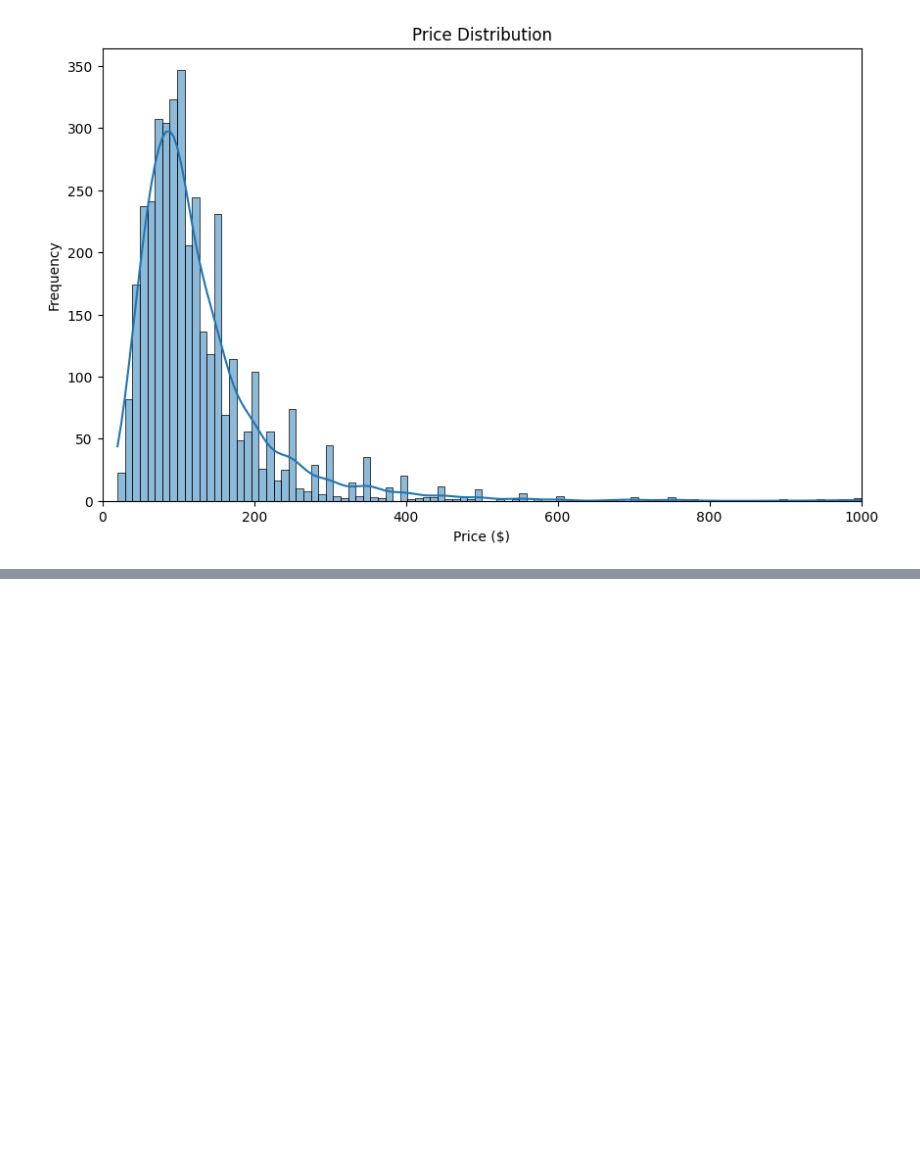
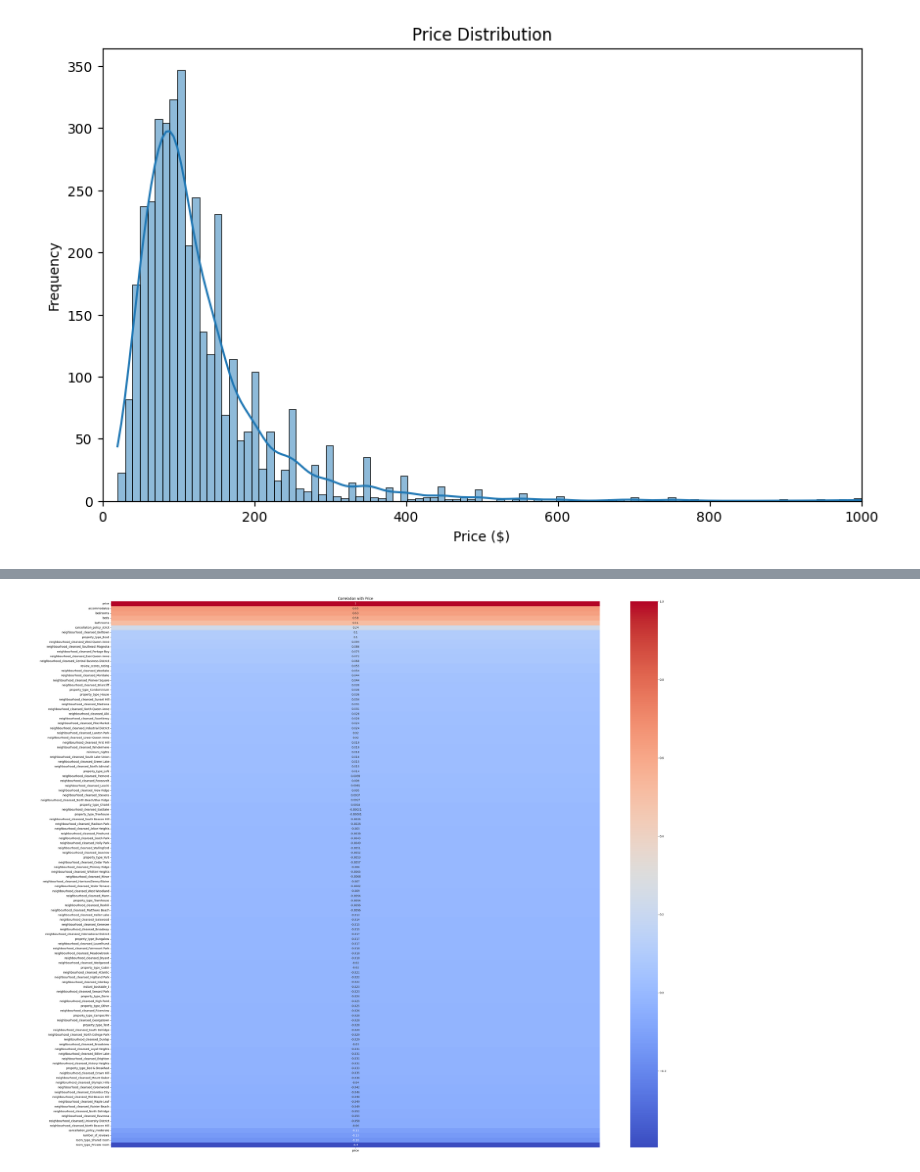
Before and after one commit to gitpullpriyam/01-Airbnb-Price-Prediction, a Jupyter notebook: notebooks/01_airbnb_eda.ipynb, the cells around one changed output, grey strips where cells are left out. Cells and saved outputs as stored; diff of their text form; code cells hidden in the pictures; blank space fills up the shorter version.

Commit message:
🧠 Feature Engineering Step
 Selected columns, handled nulls, encoded categories, saved cleaned data

```diff
--- a/notebooks/01_airbnb_eda.ipynb
+++ b/notebooks/01_airbnb_eda.ipynb
@@ -91,0 +100,13 @@ plt.show()
+# %%
+#keeping necessary columns for initial analysis
+#Eliminated few (e.g., URLs, host descriptions, IDs)
+col_to_keep = [
+    'price', 'accommodates', 'bedrooms', 'bathrooms', 'beds',
+    'room_type', 'property_type', 'neighbourhood_cleansed',
+    'minimum_nights', 'number_of_reviews', 'review_scores_rating',
+    'instant_bookable', 'cancellation_policy'
+]
+
+#Cleaned dataset
+data_cleaned = data[col_to_keep].copy()
+data_cleaned.head()
@@ -91,0 +120,10 @@ plt.show()
+# %%
+#Handle Missing Values
+#dropped rows with too many missing values -- not going for feature imputations
+data_cleaned = data_cleaned.dropna(subset=[ 'price', 'bedrooms', 'bathrooms', 'review_scores_rating'])
+# %%
+#Feature Encoding for categorical columns
+categorical_cols_encod = ['room_type', 'property_type', 'neighbourhood_cleansed', 'instant_bookable', 'cancellation_policy']
+#Enabled drop_first parameter to avoid multi-collinearity for regression and statistical significant models
+data_encoded = pd.get_dummies(data_cleaned, columns=categorical_cols_encod, drop_first=True)
+data_encoded.head(2)
@@ -91,0 +135,9 @@ plt.show()
+# %%
+#Charts
+plt.figure(figsize=(40,36))
+corr_matrix = data_encoded.corr()
+sns.heatmap(corr_matrix[['price']].sort_values(by='price', ascending=False), annot=True, cmap='coolwarm')
+plt.title('Correlation with Price')
+plt.show()
+# %% [output]
+[figure, added]
```
Also changed, not shown: parts of 6 cells of this notebook, 2 other files.
